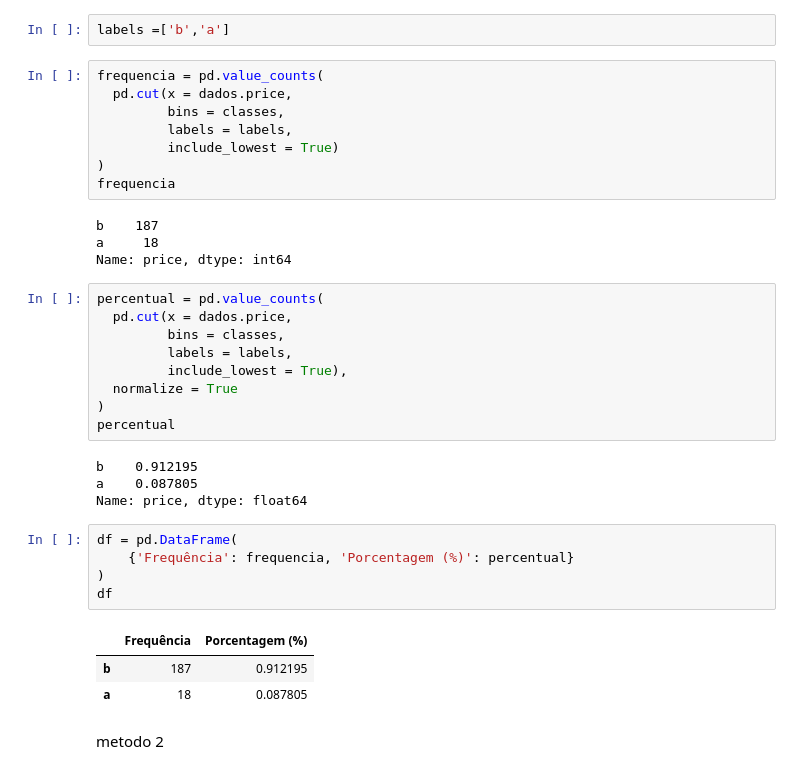
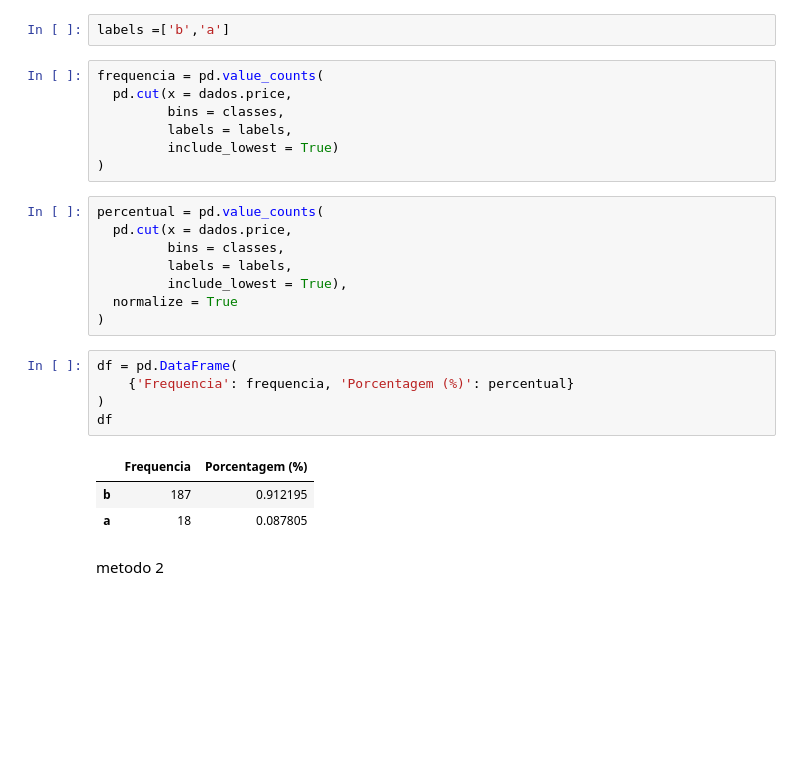
Before and after one commit to PAndersonSB/Introducao-Datascience, a Jupyter notebook: Data_Science_Projeto_1.ipynb, the cells around one changed output. Saved outputs shown, nothing was run; the diff lists cells and outputs as text; blank space fills up the shorter version.

```diff
--- a/Data_Science_Projeto_1.ipynb
+++ b/Data_Science_Projeto_1.ipynb
@@ -242,11 +255,6 @@ frequencia = pd.value_counts(
          labels = labels,
          include_lowest = True)
 )
-frequencia
-# %% [output]
-b    187
-a     18
-Name: price, dtype: int64
 # %%
 percentual = pd.value_counts(
   pd.cut(x = dados.price,
@@ -255,18 +263,13 @@ percentual = pd.value_counts(
          include_lowest = True),
   normalize = True
 )
-percentual
-# %% [output]
-b    0.912195
-a    0.087805
-Name: price, dtype: float64
 # %%
 df = pd.DataFrame(
-    {'Frequência': frequencia, 'Porcentagem (%)': percentual}
+    {'Frequencia': frequencia, 'Porcentagem (%)': percentual}
 )
 df
 # %% [output]
-|  | Frequência | Porcentagem (%) |
+|  | Frequencia | Porcentagem (%) |
 | b | 187 | 0.912195 |
 | a | 18 | 0.087805 |
 # %% [markdown]
```
Also changed, not shown: parts of 27 cells of this notebook.
